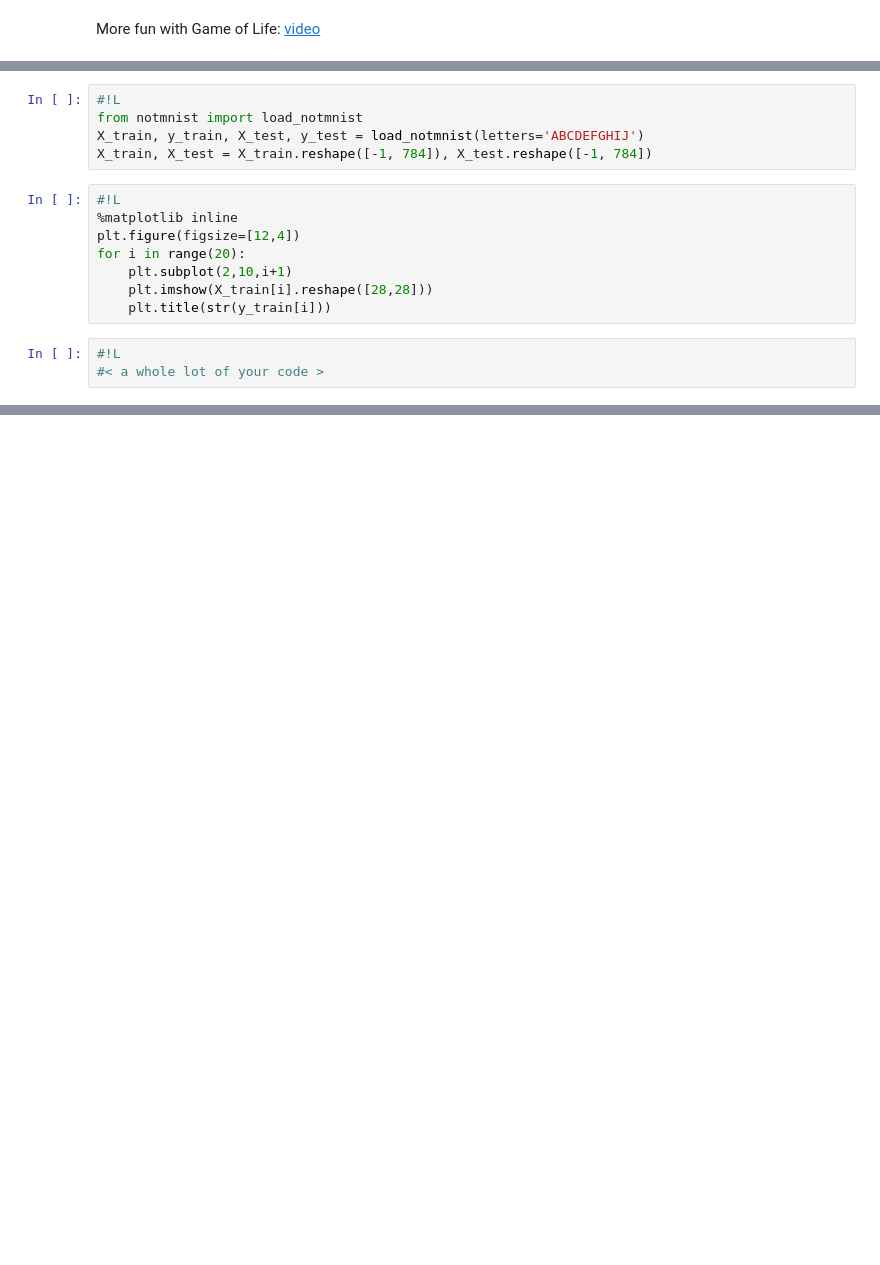
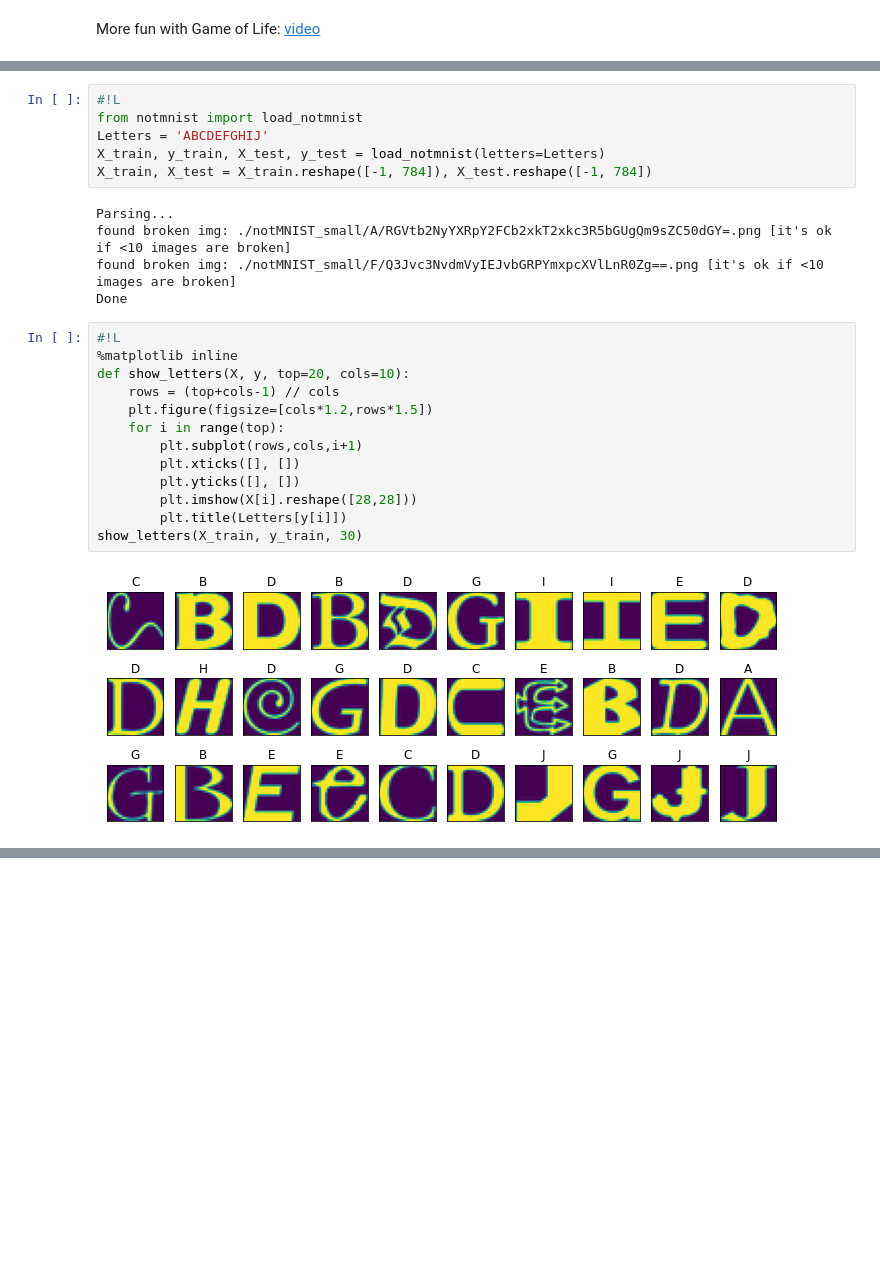
Before and after one commit to iofik/Practical_DL, a Jupyter notebook: homework02/homework_part1.ipynb, the cells around one changed output, grey strips where cells are left out. Saved outputs shown, nothing was run; the diff lists cells and outputs as text; blank space fills up the shorter version.

```diff
--- a/homework02/homework_part1.ipynb
+++ b/homework02/homework_part1.ipynb
@@ -217,16 +229,26 @@ If you feel confident enogh, just start coding right away and get there ~~if~~ o
 # %%
 #!L
 from notmnist import load_notmnist
-X_train, y_train, X_test, y_test = load_notmnist(letters='ABCDEFGHIJ')
+Letters = 'ABCDEFGHIJ'
+X_train, y_train, X_test, y_test = load_notmnist(letters=Letters)
 X_train, X_test = X_train.reshape([-1, 784]), X_test.reshape([-1, 784])
+# %% [output]
+Parsing...
+found broken img: ./notMNIST_small/A/RGVtb2NyYXRpY2FCb2xkT2xkc3R5bGUgQm9sZC50dGY=.png [it's ok if <10 images are broken]
+found broken img: ./notMNIST_small/F/Q3Jvc3NvdmVyIEJvbGRPYmxpcXVlLnR0Zg==.png [it's ok if <10 images are broken]
+Done
 # %%
 #!L
 %matplotlib inline
-plt.figure(figsize=[12,4])
-for i in range(20):
-    plt.subplot(2,10,i+1)
-    plt.imshow(X_train[i].reshape([28,28]))
-    plt.title(str(y_train[i]))
+def show_letters(X, y, top=20, cols=10):
+    rows = (top+cols-1) // cols
+    plt.figure(figsize=[cols*1.2,rows*1.5])
+    for i in range(top):
+        plt.subplot(rows,cols,i+1)
+        plt.xticks([], [])
+        plt.yticks([], [])
+        plt.imshow(X[i].reshape([28,28]))
+        plt.title(Letters[y[i]])
+show_letters(X_train, y_train, 30)
+# %% [output]
+[figure, added]
-# %%
-#!L
-#< a whole lot of your code >
```
Also changed, not shown: parts of 10 cells of this notebook.
